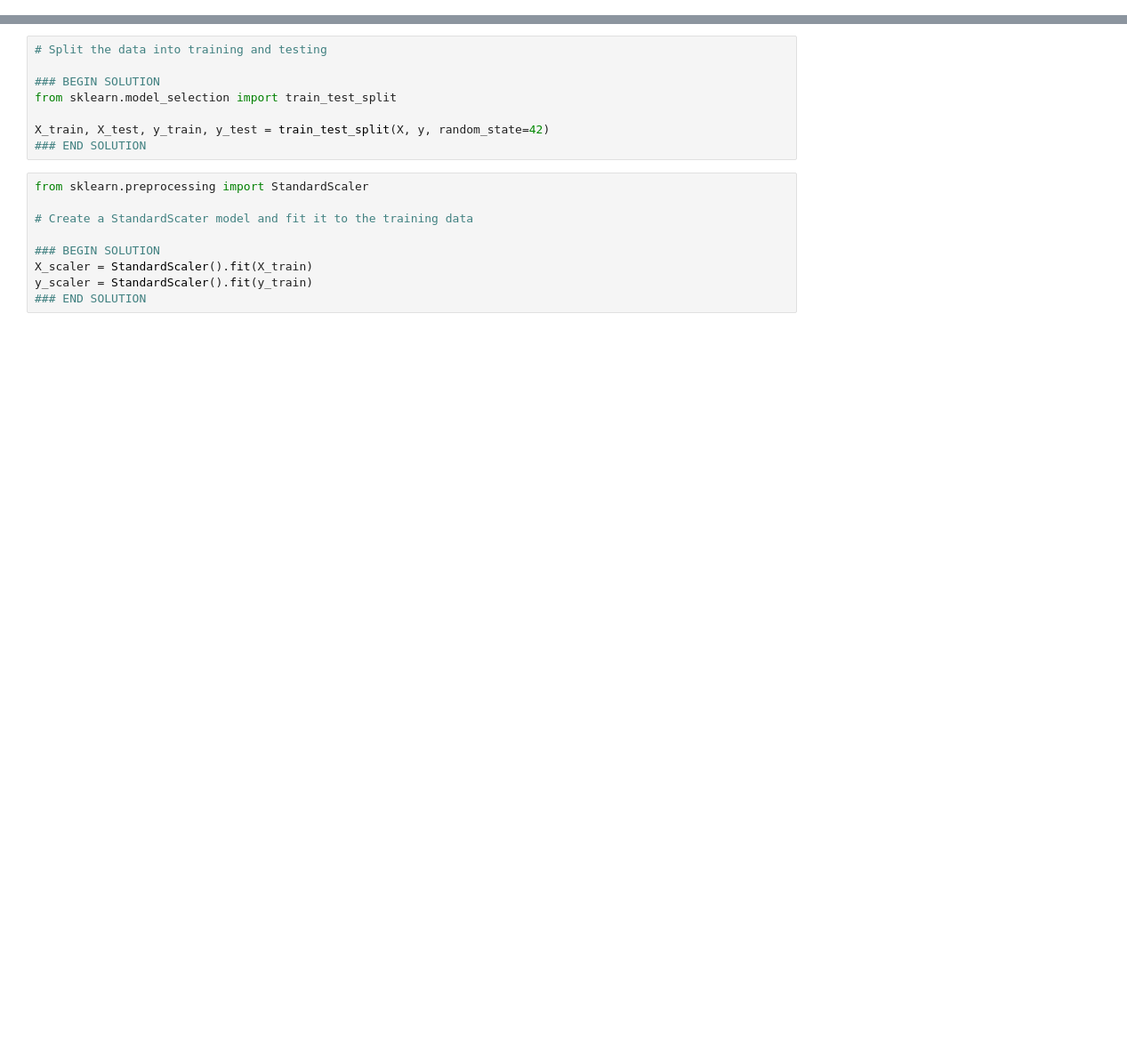
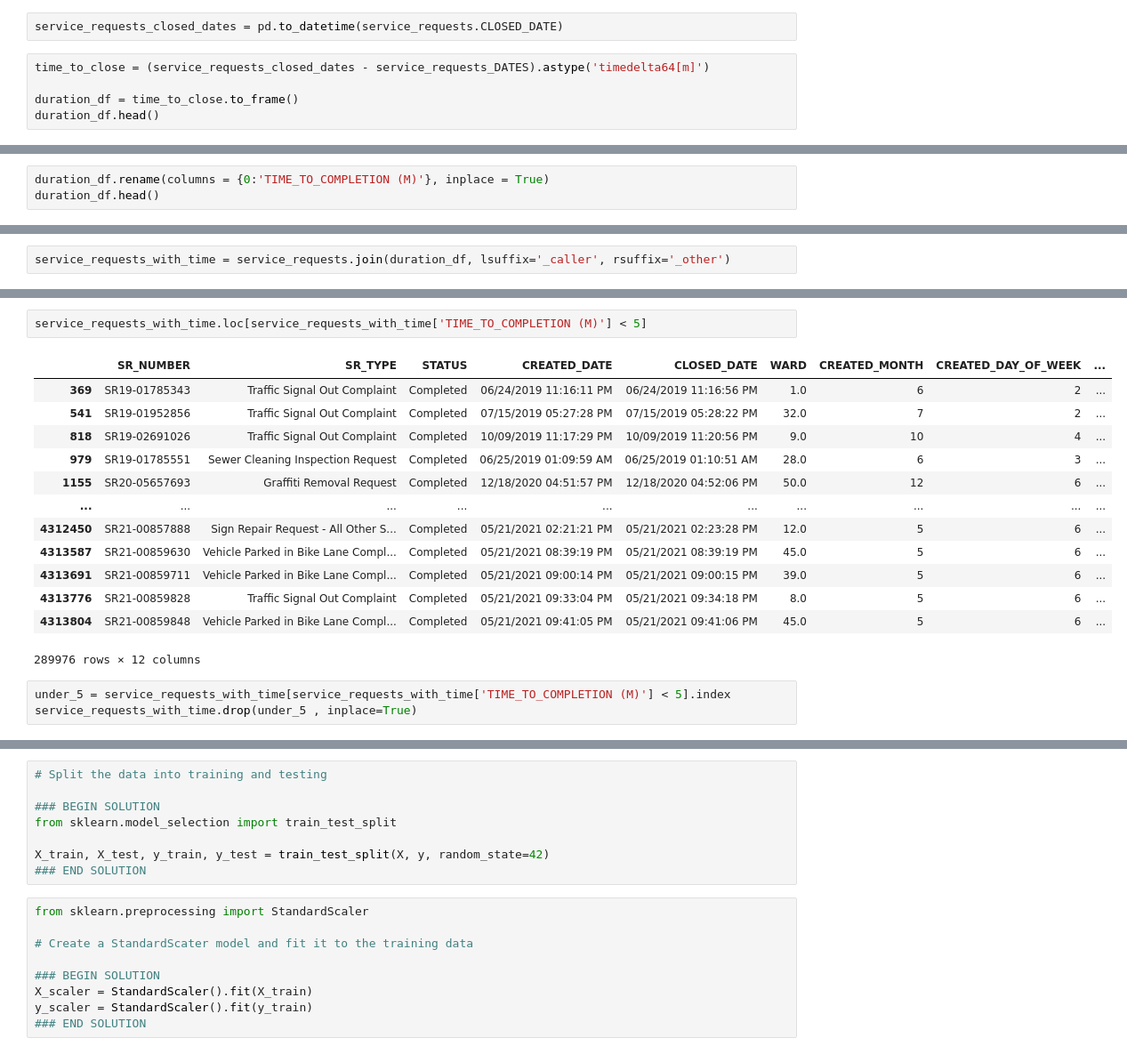
Before and after one commit to schwamb/311-service-project, a Jupyter notebook: 311_service_request.ipynb, the cells around one changed output, grey strips where cells are left out. Shown at 89% size. Drawn from its saved outputs; the diff is of its cells as text; blank space fills up the shorter version.

```diff
--- a/311_service_request.ipynb
+++ b/311_service_request.ipynb
@@ -50,0 +163,7 @@ service_requests
+# %%
+service_requests_closed_dates = pd.to_datetime(service_requests.CLOSED_DATE)
+# %%
+time_to_close = (service_requests_closed_dates - service_requests_DATES).astype('timedelta64[m]')
+
+duration_df = time_to_close.to_frame()
+duration_df.head()
@@ -50,0 +177,3 @@ service_requests
+# %%
+duration_df.rename(columns = {0:'TIME_TO_COMPLETION (M)'}, inplace = True)
+duration_df.head()
@@ -50,0 +192,2 @@ service_requests
+# %%
+service_requests_with_time = service_requests.join(duration_df, lsuffix='_caller', rsuffix='_other')
@@ -50,0 +210,19 @@ service_requests
+# %%
+service_requests_with_time.loc[service_requests_with_time['TIME_TO_COMPLETION (M)'] < 5]
+# %% [output]
+|  | SR_NUMBER | SR_TYPE | STATUS | CREATED_DATE | CLOSED_DATE | WARD | CREATED_MONTH | CREATED_DAY_OF_WEEK | ... |
+| 369 | SR19-01785343 | Traffic Signal Out Complaint | Completed | 06/24/2019 11:16:11 PM | 06/24/2019 11:16:56 PM | 1.0 | 6 | 2 | ... |
+| 541 | SR19-01952856 | Traffic Signal Out Complaint | Completed | 07/15/2019 05:27:28 PM | 07/15/2019 05:28:22 PM | 32.0 | 7 | 2 | ... |
+| 818 | SR19-02691026 | Traffic Signal Out Complaint | Completed | 10/09/2019 11:17:29 PM | 10/09/2019 11:20:56 PM | 9.0 | 10 | 4 | ... |
+| 979 | SR19-01785551 | Sewer Cleaning Inspection Request | Completed | 06/25/2019 01:09:59 AM | 06/25/2019 01:10:51 AM | 28.0 | 6 | 3 | ... |
+| 1155 | SR20-05657693 | Graffiti Removal Request | Completed | 12/18/2020 04:51:57 PM | 12/18/2020 04:52:06 PM | 50.0 | 12 | 6 | ... |
+| ... | ... | ... | ... | ... | ... | ... | ... | ... | ... |
+| 4312450 | SR21-00857888 | Sign Repair Request - All Other S... | Completed | 05/21/2021 02:21:21 PM | 05/21/2021 02:23:28 PM | 12.0 | 5 | 6 | ... |
+| 4313587 | SR21-00859630 | Vehicle Parked in Bike Lane Compl... | Completed | 05/21/2021 08:39:19 PM | 05/21/2021 08:39:19 PM | 45.0 | 5 | 6 | ... |
+| 4313691 | SR21-00859711 | Vehicle Parked in Bike Lane Compl... | Completed | 05/21/2021 09:00:14 PM | 05/21/2021 09:00:15 PM | 39.0 | 5 | 6 | ... |
+| 4313776 | SR21-00859828 | Traffic Signal Out Complaint | Completed | 05/21/2021 09:33:04 PM | 05/21/2021 09:34:18 PM | 8.0 | 5 | 6 | ... |
+| 4313804 | SR21-00859848 | Vehicle Parked in Bike Lane Compl... | Completed | 05/21/2021 09:41:05 PM | 05/21/2021 09:41:06 PM | 45.0 | 5 | 6 | ... |
+289976 rows × 12 columns
+# %%
+under_5 = service_requests_with_time[service_requests_with_time['TIME_TO_COMPLETION (M)'] < 5].index
+service_requests_with_time.drop(under_5 , inplace=True)
```
Also changed, not shown: parts of 29 cells of this notebook.
